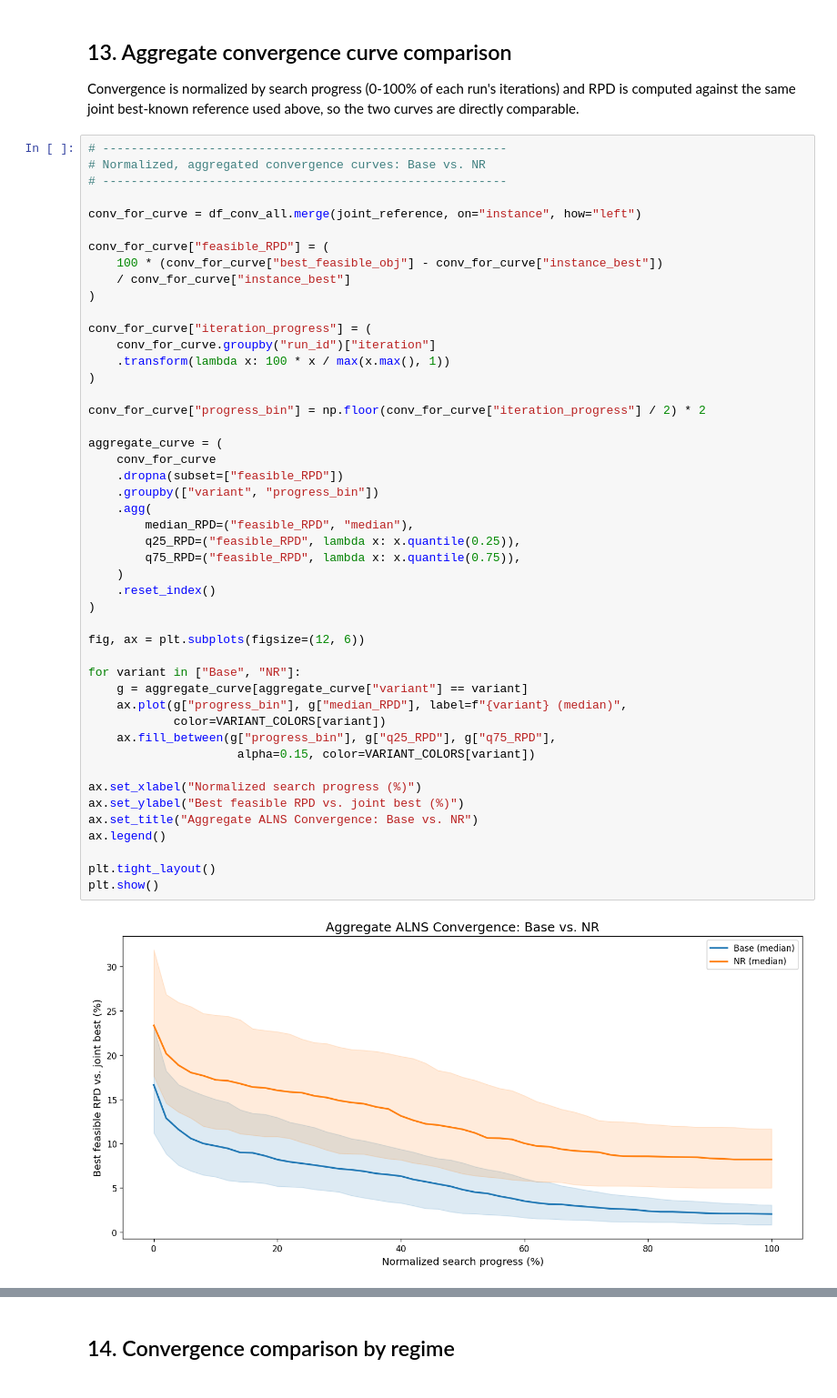
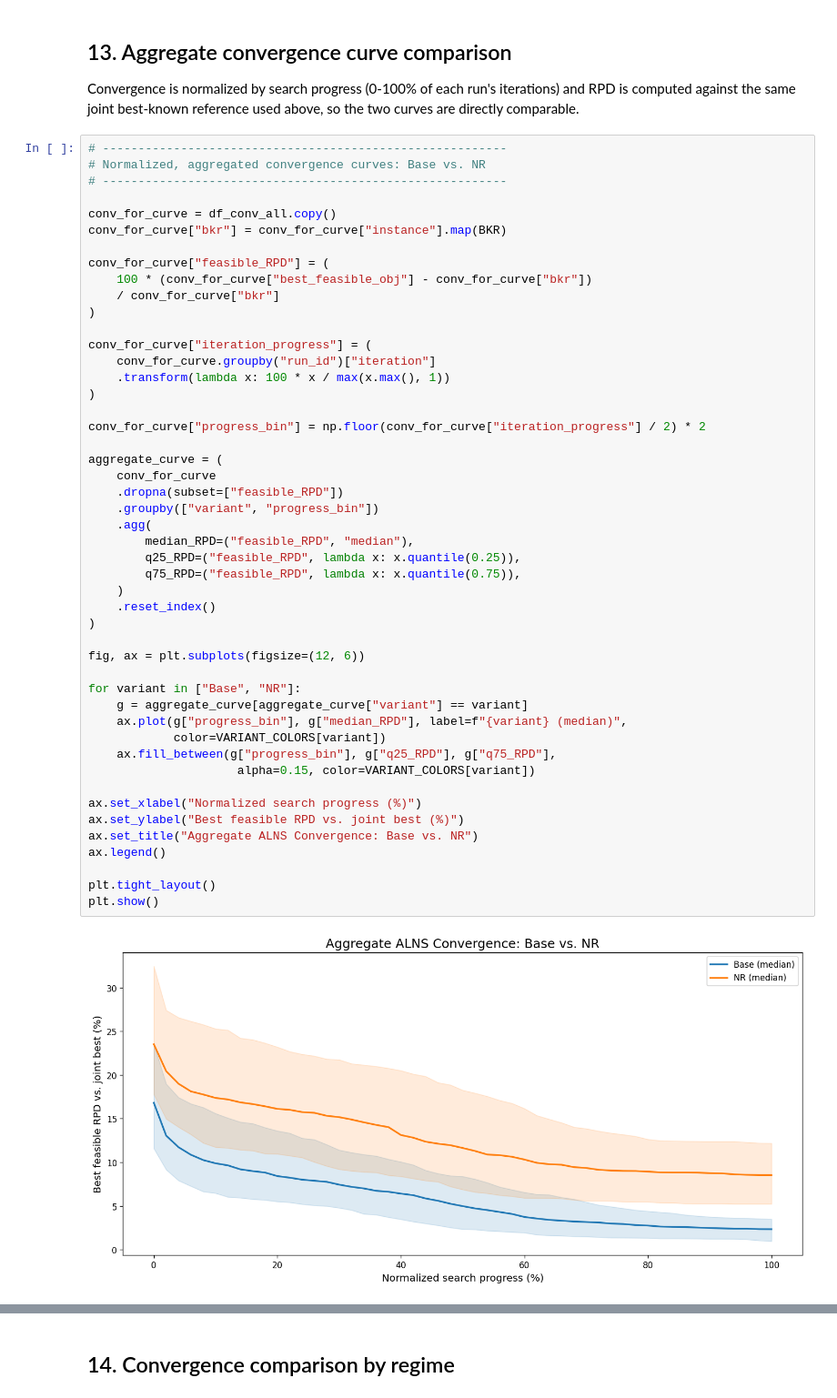
Before and after one commit to Willyllem88/MD-DARP-Research, a Jupyter notebook: experiments/notebooks/2_run_nr.ipynb, the cells around one changed output, grey strips where cells are left out. Shown at 91% size. Drawn from its saved outputs; the diff is of its cells as text.

```diff
--- a/experiments/notebooks/2_run_nr.ipynb
+++ b/experiments/notebooks/2_run_nr.ipynb
@@ -862,11 +820,12 @@ directly comparable.
 # Normalized, aggregated convergence curves: Base vs. NR
 # ---------------------------------------------------------
 
-conv_for_curve = df_conv_all.merge(joint_reference, on="instance", how="left")
+conv_for_curve = df_conv_all.copy()
+conv_for_curve["bkr"] = conv_for_curve["instance"].map(BKR)
 
 conv_for_curve["feasible_RPD"] = (
-    100 * (conv_for_curve["best_feasible_obj"] - conv_for_curve["instance_best"])
-    / conv_for_curve["instance_best"]
+    100 * (conv_for_curve["best_feasible_obj"] - conv_for_curve["bkr"])
+    / conv_for_curve["bkr"]
 )
 
 conv_for_curve["iteration_progress"] = (
@@ -878,34 +837,34 @@ conv_for_curve["progress_bin"] = np.floor(conv_for_curve["iteration_progress"] /
 
 aggregate_curve = (
     conv_for_curve
     .dropna(subset=["feasible_RPD"])
     .groupby(["variant", "progress_bin"])
     .agg(
         median_RPD=("feasible_RPD", "median"),
         q25_RPD=("feasible_RPD", lambda x: x.quantile(0.25)),
         q75_RPD=("feasible_RPD", lambda x: x.quantile(0.75)),
     )
     .reset_index()
 )
 
 fig, ax = plt.subplots(figsize=(12, 6))
 
 for variant in ["Base", "NR"]:
     g = aggregate_curve[aggregate_curve["variant"] == variant]
     ax.plot(g["progress_bin"], g["median_RPD"], label=f"{variant} (median)",
             color=VARIANT_COLORS[variant])
     ax.fill_between(g["progress_bin"], g["q25_RPD"], g["q75_RPD"],
                      alpha=0.15, color=VARIANT_COLORS[variant])
 
 ax.set_xlabel("Normalized search progress (%)")
 ax.set_ylabel("Best feasible RPD vs. joint best (%)")
 ax.set_title("Aggregate ALNS Convergence: Base vs. NR")
 ax.legend()
 
 plt.tight_layout()
 plt.show()
 # %% [output]
-[figure, old version]
+[figure, new version]
 # %%
 # ---------------------------------------------------------
 # Table: Best Objective Across ALL Instances at Time Cutoffs
```
Also changed, not shown: parts of 14 cells of this notebook, 7 other files.
